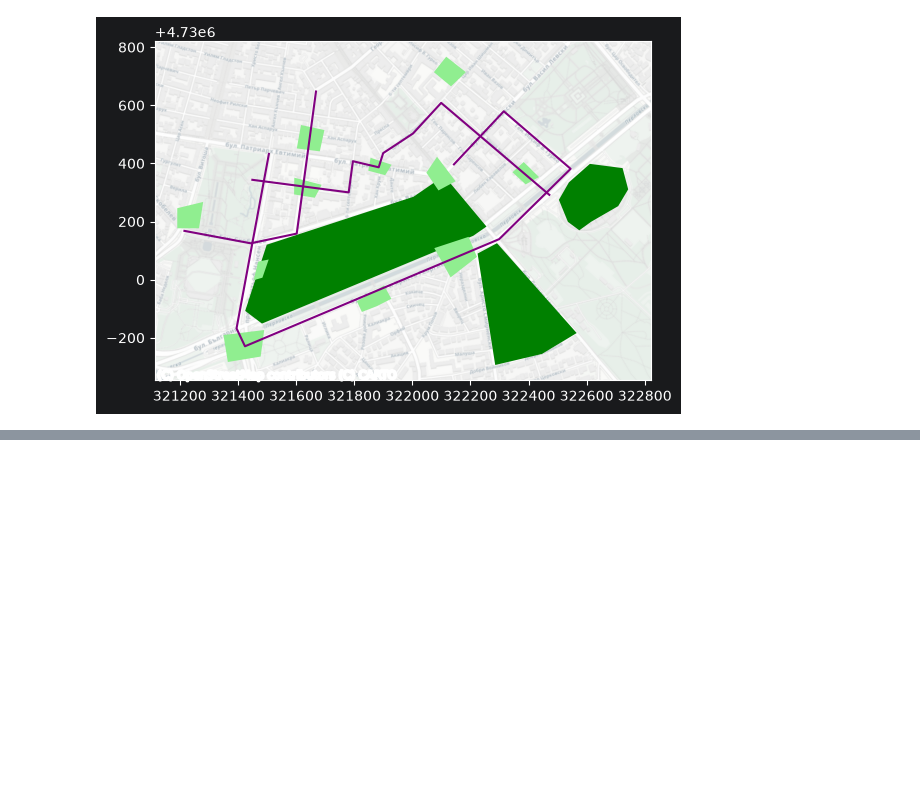
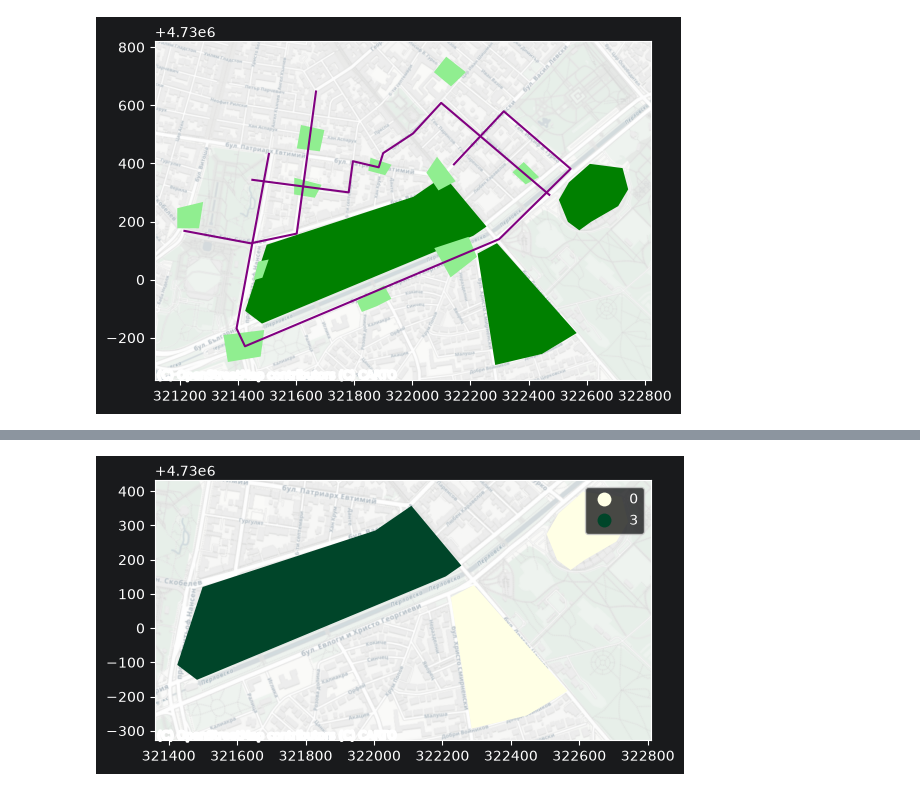
Before and after one commit to NikitaALSI/Izochrones, a Jupyter notebook: Development/Playground.ipynb, the cells around one changed output, grey strips where cells are left out. Saved outputs shown, nothing was run; the diff lists cells and outputs as text; code cells hidden in the pictures; blank space fills up the shorter version.

Commit message:
Started building the UI

```diff
--- a/Development/Playground.ipynb
+++ b/Development/Playground.ipynb
@@ -225,7 +253,0 @@ def accessibility_analysis(start, route, *targets):
-# %%
-targets = [target[target['type'] == 'a'], target[target['type'] == 'b'], target[target['type'] == 'c']]
-start = accessibility_analysis(start, route, *targets)
-# %%
-fig, ax = plt.subplots()
-start.plot(ax=ax, column='accessibility', cmap='YlGn', legend=True, categorical=True)
-cx.add_basemap(ax=ax, crs=start.crs, source=cx.providers.CartoDB.Positron)
@@ -245,0 +254,30 @@ start_osm
+# %%
+def accessibility_analysis(start, route, distance, *targets):
+    crs = validate_crs(route)
+
+    route = preprocess_route(route)
+    route = extend_route_to_centroids(route, start)
+    route = route.to_crs(crs)
+    route = route.to_crs(crs)
+
+    for target in targets:
+        target = target.to_crs(crs)
+        route = extend_route_to_centroids(route, target)
+    start = get_centroids(start)
+    start = start.to_crs(crs)
+
+    route = momepy.gdf_to_nx(route, approach='primal', length='length', directed=True)
+
+    node_ids = list(route.nodes)
+    node_coords = [node for node in node_ids]
+    spatial_index = KDTree(node_coords)
+    start['accessibility'] = start.apply(
+        lambda row: isochrone_target_intersection(create_isochrones(route,
+                                                                    row['shape_centroid'],
+                                                                    distance,
+                                                                    spatial_index,
+                                                                    node_ids), *targets), axis=1)
+    return start
+# %%
+_targets = [_target[_target['type'] == 'a'], _target[_target['type'] == 'b'], _target[_target['type'] == 'c']]
+_start= accessibility_analysis(_start, _route, 1000, *_targets)
@@ -245,0 +294,6 @@ start_osm
+# %%
+fig, ax = plt.subplots()
+_start.plot(ax=ax, column='accessibility', cmap='YlGn', legend=True, categorical=True)
+cx.add_basemap(ax=ax, crs=_start.crs, source=cx.providers.CartoDB.Positron)
+# %% [output]
+[figure, added]
```
Also changed, not shown: parts of 44 cells of this notebook, 3 other files.
